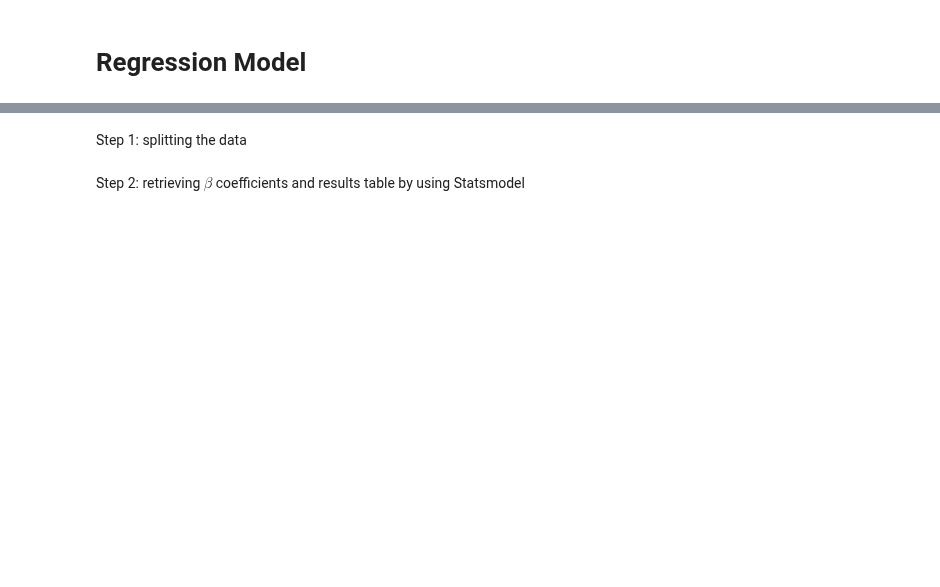
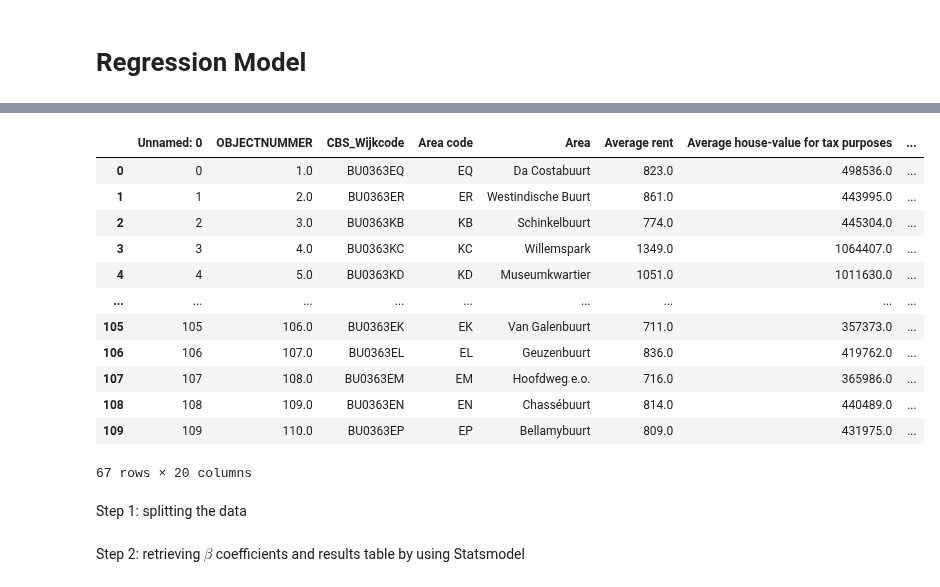
Before and after one commit to MJMRData1Assignment1/Assignment-1, a Jupyter notebook: Hackathon/Step5.ipynb, the cells around one changed output, grey strips where cells are left out. Saved outputs shown, nothing was run; the diff lists cells and outputs as text; code cells hidden in the pictures; blank space fills up the shorter version.

```diff
--- a/Hackathon/Step5.ipynb
+++ b/Hackathon/Step5.ipynb
@@ -31,3 +42,25 @@ import seaborn as sns
+# %%
+
+
+df_cleaned = df.dropna()
+
+
+
+df_cleaned.rename(columns={'Rent: average': 'Average rent'})
+# %% [output]
+|  | Unnamed: 0 | OBJECTNUMMER | CBS_Wijkcode | Area code | Area | Average rent | Average house-value for tax purposes | ... |
+| 0 | 0 | 1.0 | BU0363EQ | EQ | Da Costabuurt | 823.0 | 498536.0 | ... |
+| 1 | 1 | 2.0 | BU0363ER | ER | Westindische Buurt | 861.0 | 443995.0 | ... |
+| 2 | 2 | 3.0 | BU0363KB | KB | Schinkelbuurt | 774.0 | 445304.0 | ... |
+| 3 | 3 | 4.0 | BU0363KC | KC | Willemspark | 1349.0 | 1064407.0 | ... |
+| 4 | 4 | 5.0 | BU0363KD | KD | Museumkwartier | 1051.0 | 1011630.0 | ... |
+| ... | ... | ... | ... | ... | ... | ... | ... | ... |
+| 105 | 105 | 106.0 | BU0363EK | EK | Van Galenbuurt | 711.0 | 357373.0 | ... |
+| 106 | 106 | 107.0 | BU0363EL | EL | Geuzenbuurt | 836.0 | 419762.0 | ... |
+| 107 | 107 | 108.0 | BU0363EM | EM | Hoofdweg e.o. | 716.0 | 365986.0 | ... |
+| 108 | 108 | 109.0 | BU0363EN | EN | Chassébuurt | 814.0 | 440489.0 | ... |
+| 109 | 109 | 110.0 | BU0363EP | EP | Bellamybuurt | 809.0 | 431975.0 | ... |
+67 rows × 20 columns
 # %% [markdown]
 Step 1: splitting the data
 # %%
```
Also changed, not shown: parts of 7 cells of this notebook.
